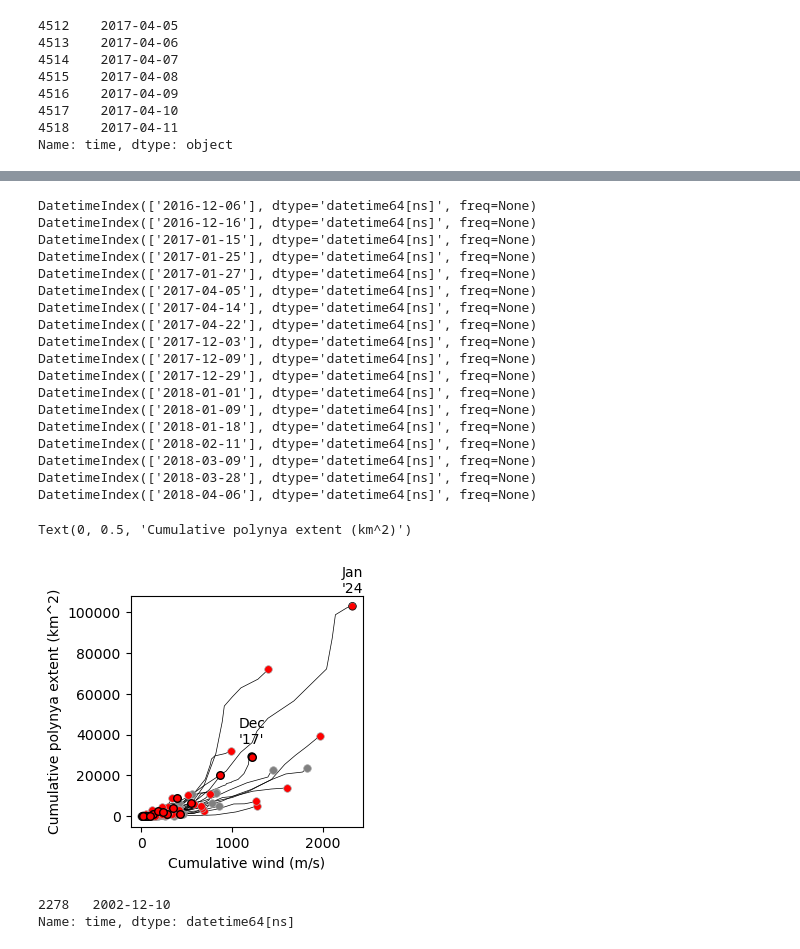
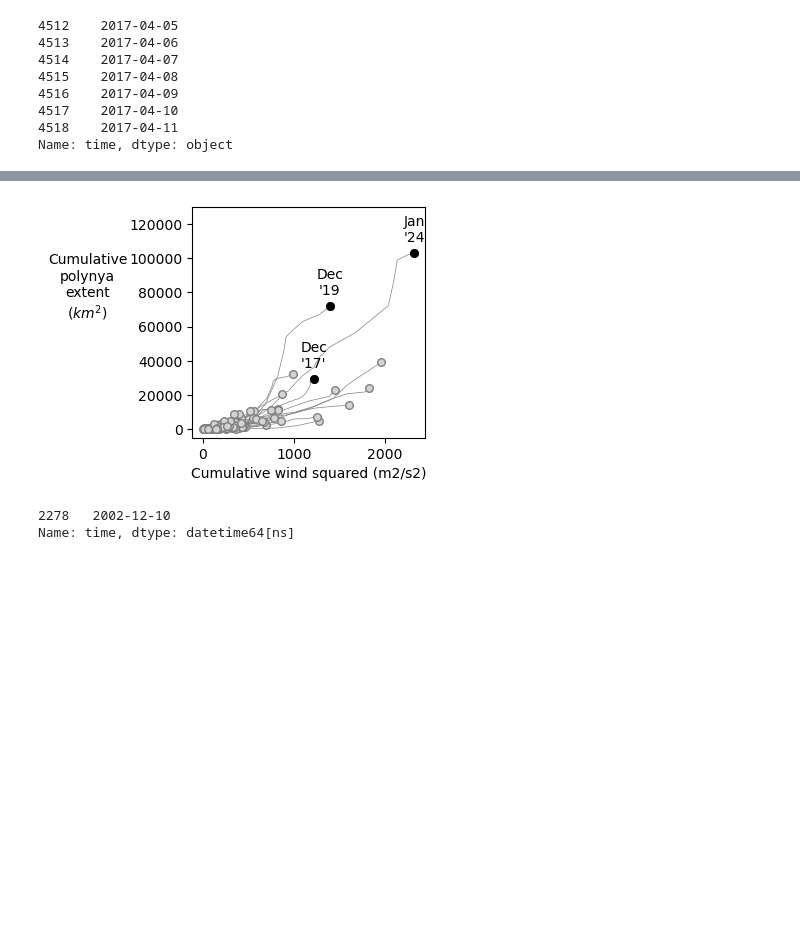
Before and after one commit to mackenziejewell/SBSpolynya, a Jupyter notebook: notebooks/05_LargeScale_Analysis.ipynb, the cells around one changed output, grey strips where cells are left out. Cells and saved outputs as stored; diff of their text form; code cells hidden in the pictures; blank space fills up the shorter version.

```diff
--- a/notebooks/05_LargeScale_Analysis.ipynb
+++ b/notebooks/05_LargeScale_Analysis.ipynb
@@ -527,3 +528,16 @@ dfr['time'][(dfr['sequence'] == 92)]
 4517    2017-04-10
 4518    2017-04-11
 Name: time, dtype: object
+# %%
+fig, ax = plt.subplots(figsize=(3,3))
+
+for ss in all_ss:
+
+    ii = np.where((dfr['sequence'] == ss)&(dfr['first_day'] == True))[0][0]
+    ff = np.where((dfr['sequence'] == ss)&(dfr['final_day'] == True))[0][0]
+
+
+    ax.plot(np.cumsum(dfr.s10[ii:ff+1]), np.cumsum(dfr.length_145max[ii:ff+1]))
+
+
+#     ax.plot(np.cumsum(dfr.u10[ii:ff+1]**2), np.cumsum(dfr.length_145max[ii:ff+1]))
@@ -549,20 +726,22 @@ for ss in all_ss:
     event_time = pd.to_datetime(dfr['time'][ii:ii+1].values)
 
     if (event_time > datetime(2015,11,1)):
-        fc = 'r'
+        fc = 'lightgray'
     else:
-        fc = 'gray'
+        fc = 'lightgray'
 
     if (event_time > st) & (event_time < ed):
-        print(event_time)
-        zorder = 1000
-        ec = 'k'
+#         print(event_time)
+        zorder = 1
+        ec = 'gray'
         lw = 1
+        marker='o'
 
     else:
         zorder = 1
-        ec = 'darkgray'
-        lw = 0.5
+        ec = 'gray'
+        lw = 1
+        marker='o'
 
 
 #     cond = (dfr['sequence'] == ss)&(dfr['final_day']==False)
@@ -605,77 +784,58 @@ for ss in all_ss:
 
     X = np.sum(S)
 
-    plt.plot(np.cumsum(S), np.cumsum(dfr['extent'][ii:ff+1]), c='k', lw=0.5, zorder=-1)
+    plt.plot(np.cumsum(S), np.cumsum(dfr['extent'][ii:ff+1]), c='gray', lw=0.5, zorder=-1)
 
-    cmesh = plt.scatter(X, tot_ext, c=fc,   s=size, edgecolor=ec, lw=lw, zorder = zorder)
+    cmesh = plt.scatter(X, tot_ext, c=fc, marker=marker,  s=size, edgecolor=ec, lw=lw, zorder = zorder)
 
 
 #     cmesh = plt.scatter(X, tot_ext, c=sum_v,  cmap=cmap,  norm = cnorm, s=size, edgecolor=ec, lw=lw, zorder = zorder)
 
 
-#     if tot_ext > 30000:
+#     if tot_ext > 25000:
 #         print(dfr['time'][ii:ff])
 
 
     lift = 5000
 #     if ss == 92:
 #         plt.text(X, tot_ext+lift, "Jan\n'18'", va='bottom', ha='center')
 #         plt.scatter(X, tot_ext,  facecolor='None', s=size, edgecolor='k', lw=lw)
     if ss == 96:
         plt.text(X, tot_ext+lift, "Dec\n'17'", va='bottom', ha='center')
-        plt.scatter(X, tot_ext,  facecolor='None', s=size, edgecolor='k', lw=lw)
+        plt.scatter(X, tot_ext,  facecolor='k', marker=marker,s=size, edgecolor='k', lw=lw)
     if ss == 148:
         plt.text(X, tot_ext+lift, "Jan\n'24", va='bottom', ha='center')
-        plt.scatter(X, tot_ext,  facecolor='None', s=size, edgecolor='k', lw=lw)
-#     if ss == 117:
-#         plt.text(X, tot_ext+lift, "Dec\n'19", va='bottom', ha='center')
-#         plt.scatter(X, tot_ext,  facecolor='None', s=size, edgecolor='k', lw=lw)
+        plt.scatter(X, tot_ext,  facecolor='k',marker=marker, s=size, edgecolor='k', lw=lw)
+    if ss == 117:
+        plt.text(X, tot_ext+lift, "Dec\n'19", va='bottom', ha='center')
+        plt.scatter(X, tot_ext,  facecolor='k',marker=marker, s=size, edgecolor='k', lw=lw)
 #     if ss == 158:
 #         plt.text(X, tot_ext+lift, "Mar\n'25", va='bottom', ha='center')
 #         plt.scatter(X, tot_ext,  facecolor='None', s=size, edgecolor='k', lw=lw)
 # #     if ss == 133:
 # #         plt.text(X, tot_ext+1400, "Feb\n'22", va='bottom', ha='center')
 # #         plt.scatter(X, tot_ext,  facecolor='None', s=size, edgecolor='k', lw=lw)
 #     if ss == 85:
 #         plt.text(X, tot_ext+lift, "Apr\n'16", va='bottom', ha='center')
 #         plt.scatter(X, tot_ext,  facecolor='None', s=size, edgecolor='k', lw=lw)
 
 # ax.set_yscale('log')
 # ax.set_xscale('log')
 # plotter.add_colorbar(fig, ax, [cmesh], cb_placement='top', cb_orientation='auto', cb_width='auto',
 #              cb_length_fraction=[0.1, 0.9], cb_pad=0.025, cb_ticks='auto', cb_ticklabels='auto', cb_extend='neither',
 #              cb_label='Cumulative southerly wind (m/s)', labelpad='auto', cb_label_placement='auto', cb_tick_placement='auto',
 #              tick_kwargs=None, cb_labelsize=plt.rcParams["font.size"], draw_edges=False, edge_params=['k', 2])
 
 # colors.LogNorm(vmin=data.min(), vmax=data.max())
-ax.set_xlabel('Cumulative wind (m/s)')
-ax.set_ylabel('Cumulative polynya extent (km^2)')
+ax.set_xlabel('Cumulative wind squared (m2/s2)')
+ax.set_ylabel('Cumulative\npolynya\nextent\n($km^2$)', rotation=0, labelpad=30)
 
-# ax.set_ylim(0,500000)
+ax.set_ylim(-5000,130000)
 # ax.set_xlim(-10,180)
 
-# fig.savefig('../figures/results/cum_force_size.png', dpi=400, bbox_inches='tight', pad_inches=0)
+fig.savefig('../figures/results/cum_force_size.png', dpi=400, bbox_inches='tight', pad_inches=0)
 # %% [output]
-DatetimeIndex(['2016-12-06'], dtype='datetime64[ns]', freq=None)
-DatetimeIndex(['2016-12-16'], dtype='datetime64[ns]', freq=None)
-DatetimeIndex(['2017-01-15'], dtype='datetime64[ns]', freq=None)
-DatetimeIndex(['2017-01-25'], dtype='datetime64[ns]', freq=None)
-DatetimeIndex(['2017-01-27'], dtype='datetime64[ns]', freq=None)
-DatetimeIndex(['2017-04-05'], dtype='datetime64[ns]', freq=None)
-DatetimeIndex(['2017-04-14'], dtype='datetime64[ns]', freq=None)
-DatetimeIndex(['2017-04-22'], dtype='datetime64[ns]', freq=None)
-DatetimeIndex(['2017-12-03'], dtype='datetime64[ns]', freq=None)
-DatetimeIndex(['2017-12-09'], dtype='datetime64[ns]', freq=None)
-DatetimeIndex(['2017-12-29'], dtype='datetime64[ns]', freq=None)
-DatetimeIndex(['2018-01-01'], dtype='datetime64[ns]', freq=None)
-DatetimeIndex(['2018-01-09'], dtype='datetime64[ns]', freq=None)
-DatetimeIndex(['2018-01-18'], dtype='datetime64[ns]', freq=None)
-DatetimeIndex(['2018-02-11'], dtype='datetime64[ns]', freq=None)
-DatetimeIndex(['2018-03-09'], dtype='datetime64[ns]', freq=None)
-DatetimeIndex(['2018-03-28'], dtype='datetime64[ns]', freq=None)
-DatetimeIndex(['2018-04-06'], dtype='datetime64[ns]', freq=None)
-Text(0, 0.5, 'Cumulative polynya extent (km^2)')
-[figure, old version]
+[figure, new version]
 # %%
 event_time
 # %% [output]
```
Also changed, not shown: parts of 31 cells of this notebook, 7 other files.
